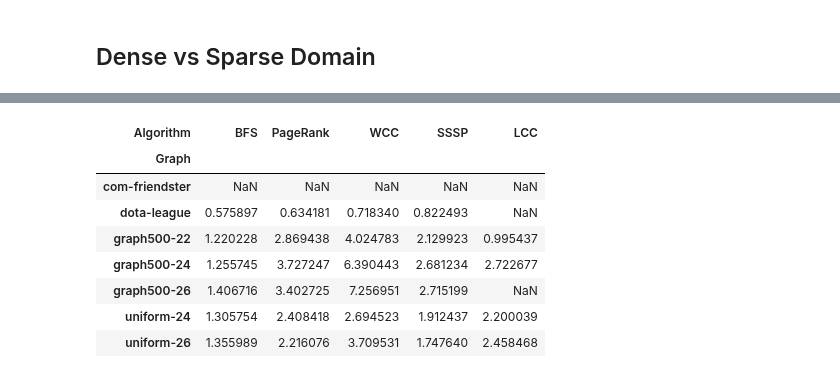
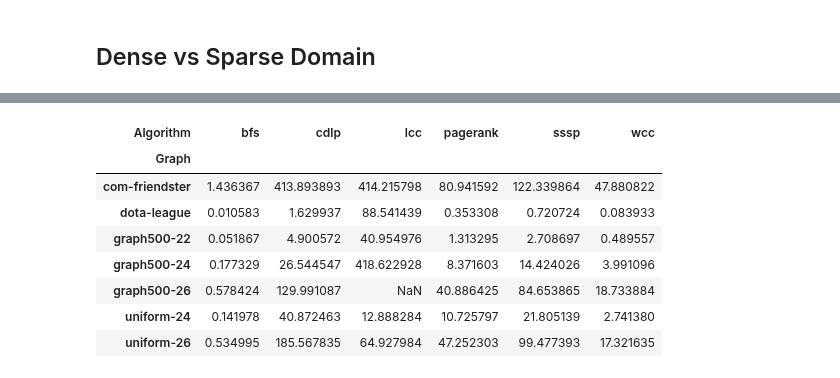
Before and after one commit to PerFuchs/gfe_notebooks, a Jupyter notebook: graphalytics_microbenchmarks.ipynb, the cells around one changed output, grey strips where cells are left out. Drawn from its saved outputs; the diff is of its cells as text; code cells hidden in the pictures.

```diff
--- a/graphalytics_microbenchmarks.ipynb
+++ b/graphalytics_microbenchmarks.ipynb
@@ -463,18 +527,19 @@ plt.savefig("../plots/direct-access-vs-iterator-lambda-new.png", dpi=400)
 # %%
 dense_sparse = slowdown_against_base(data_grouped.copy(), data_grouped.loc["Teseo dense"])
 dense_sparse = dense_sparse.drop(["sssp", "bfs", "wcc", "pagerank", "cdlp", "lcc"], axis=1)
 dense_sparse = dense_sparse.loc["Teseo"]
 #dense_sparse.drop("com-friendster", inplace=True)
 dense_sparse
+data_grouped.loc["Teseo"]
 # %% [output]
-| Algorithm | BFS | PageRank | WCC | SSSP | LCC |
-| Graph |  |  |  |  |  |
-| com-friendster | NaN | NaN | NaN | NaN | NaN |
-| dota-league | 0.575897 | 0.634181 | 0.718340 | 0.822493 | NaN |
-| graph500-22 | 1.220228 | 2.869438 | 4.024783 | 2.129923 | 0.995437 |
-| graph500-24 | 1.255745 | 3.727247 | 6.390443 | 2.681234 | 2.722677 |
-| graph500-26 | 1.406716 | 3.402725 | 7.256951 | 2.715199 | NaN |
-| uniform-24 | 1.305754 | 2.408418 | 2.694523 | 1.912437 | 2.200039 |
-| uniform-26 | 1.355989 | 2.216076 | 3.709531 | 1.747640 | 2.458468 |
+| Algorithm | bfs | cdlp | lcc | pagerank | sssp | wcc |
+| Graph |  |  |  |  |  |  |
+| com-friendster | 1.436367 | 413.893893 | 414.215798 | 80.941592 | 122.339864 | 47.880822 |
+| dota-league | 0.010583 | 1.629937 | 88.541439 | 0.353308 | 0.720724 | 0.083933 |
+| graph500-22 | 0.051867 | 4.900572 | 40.954976 | 1.313295 | 2.708697 | 0.489557 |
+| graph500-24 | 0.177329 | 26.544547 | 418.622928 | 8.371603 | 14.424026 | 3.991096 |
+| graph500-26 | 0.578424 | 129.991087 | NaN | 40.886425 | 84.653865 | 18.733884 |
+| uniform-24 | 0.141978 | 40.872463 | 12.888284 | 10.725797 | 21.805139 | 2.741380 |
+| uniform-26 | 0.534995 | 185.567835 | 64.927984 | 47.252303 | 99.477393 | 17.321635 |
 # %%
 dense_sparse = dense_sparse.drop(["uniform-26", "graph500-22", "graph500-26"])
```
Also changed, not shown: parts of 4 cells of this notebook, 1 other file.
